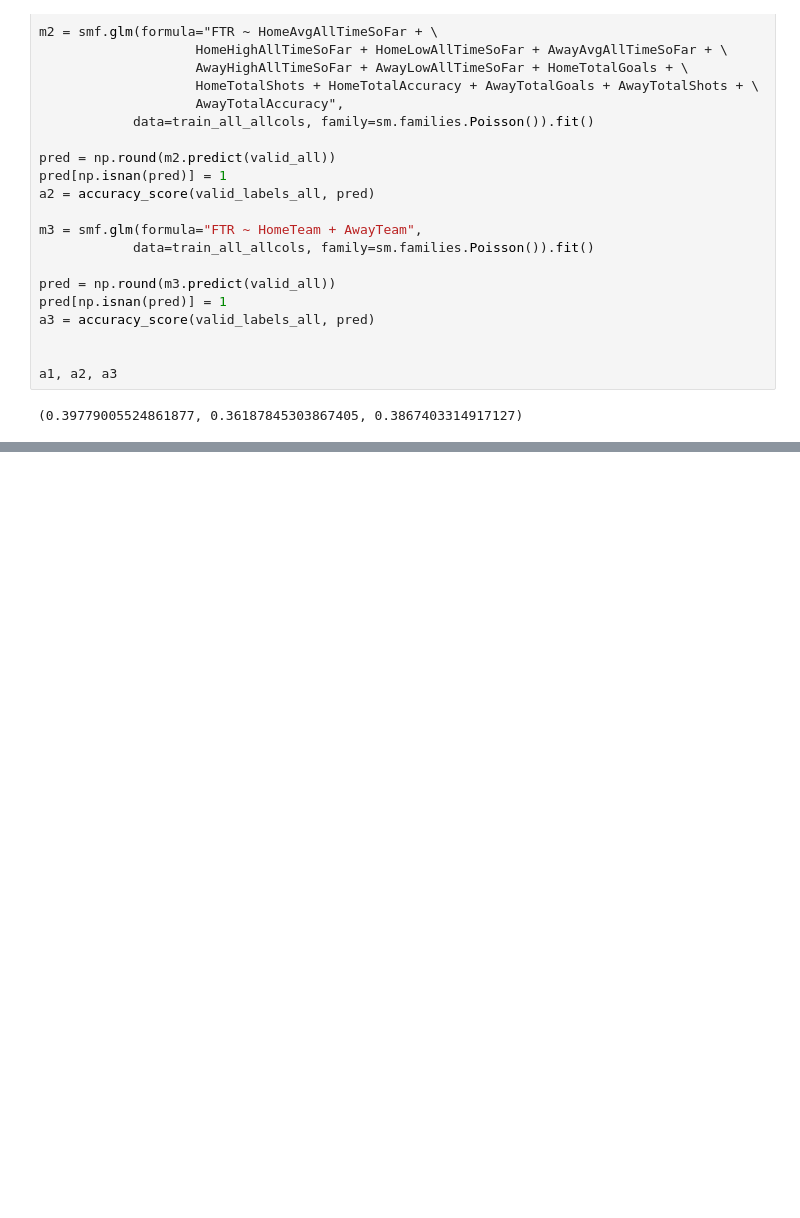
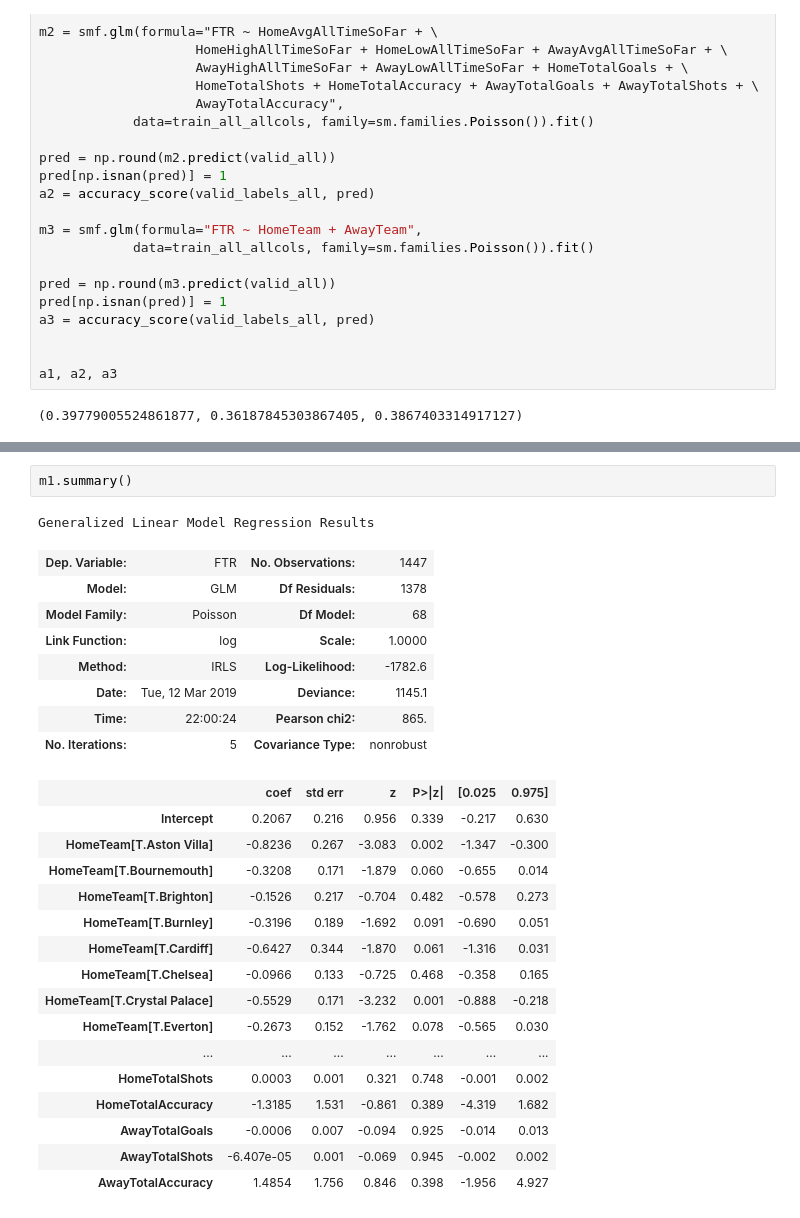
Before and after one commit to info370a-w19-finalproject2/final_project, a Jupyter notebook: report.ipynb, the cells around one changed output, grey strips where cells are left out. Cells and saved outputs as stored; diff of their text form; blank space fills up the shorter version.

Commit message:
add summary on will's model

```diff
--- a/report.ipynb
+++ b/report.ipynb
@@ -727,3 +727,31 @@ We theorize that 18-19 is so low accuracy because there haven't been as many gam
 We also ran the model on all the combined datasets. Note that while combined, the "All Time" factors are localized to the season the data point came from, meaning there are no "lifetime" data points besides the name of the team (doing so doesn't provide any increase in accuracy). For the model that just had team names as factors, we received an accuracy of 0.387. For the model with just our factors, we received an accuracy of 0.362. For the model with those combined, we received an accuracy of 0.398.
 
 If we take a look at the summary of the model with the team names as factors alongside our factors, we see that some of the factors are significant. To contrast [David Sheehan's study](https://dashee87.github.io/football/python/predicting-football-results-with-statistical-modelling/), we didn't receive as many significant p values because we did not combine `HomeTeam` and `AwayTeam` into a single `team` variable for this specific analysis.
+# %%
+m1.summary()
+# %% [output]
+Generalized Linear Model Regression Results
+| Dep. Variable: | FTR | No. Observations: | 1447 |
+| Model: | GLM | Df Residuals: | 1378 |
+| Model Family: | Poisson | Df Model: | 68 |
+| Link Function: | log | Scale: | 1.0000 |
+| Method: | IRLS | Log-Likelihood: | -1782.6 |
+| Date: | Tue, 12 Mar 2019 | Deviance: | 1145.1 |
+| Time: | 22:00:24 | Pearson chi2: | 865. |
+| No. Iterations: | 5 | Covariance Type: | nonrobust |
+|  | coef | std err | z | P>|z| | [0.025 | 0.975] |
+| Intercept | 0.2067 | 0.216 | 0.956 | 0.339 | -0.217 | 0.630 |
+| HomeTeam[T.Aston Villa] | -0.8236 | 0.267 | -3.083 | 0.002 | -1.347 | -0.300 |
+| HomeTeam[T.Bournemouth] | -0.3208 | 0.171 | -1.879 | 0.060 | -0.655 | 0.014 |
+| HomeTeam[T.Brighton] | -0.1526 | 0.217 | -0.704 | 0.482 | -0.578 | 0.273 |
+| HomeTeam[T.Burnley] | -0.3196 | 0.189 | -1.692 | 0.091 | -0.690 | 0.051 |
+| HomeTeam[T.Cardiff] | -0.6427 | 0.344 | -1.870 | 0.061 | -1.316 | 0.031 |
+| HomeTeam[T.Chelsea] | -0.0966 | 0.133 | -0.725 | 0.468 | -0.358 | 0.165 |
+| HomeTeam[T.Crystal Palace] | -0.5529 | 0.171 | -3.232 | 0.001 | -0.888 | -0.218 |
+| HomeTeam[T.Everton] | -0.2673 | 0.152 | -1.762 | 0.078 | -0.565 | 0.030 |
+| ... | ... | ... | ... | ... | ... | ... |
+| HomeTotalShots | 0.0003 | 0.001 | 0.321 | 0.748 | -0.001 | 0.002 |
+| HomeTotalAccuracy | -1.3185 | 1.531 | -0.861 | 0.389 | -4.319 | 1.682 |
+| AwayTotalGoals | -0.0006 | 0.007 | -0.094 | 0.925 | -0.014 | 0.013 |
+| AwayTotalShots | -6.407e-05 | 0.001 | -0.069 | 0.945 | -0.002 | 0.002 |
+| AwayTotalAccuracy | 1.4854 | 1.756 | 0.846 | 0.398 | -1.956 | 4.927 |
```
Also changed, not shown: parts of 3 cells of this notebook.
